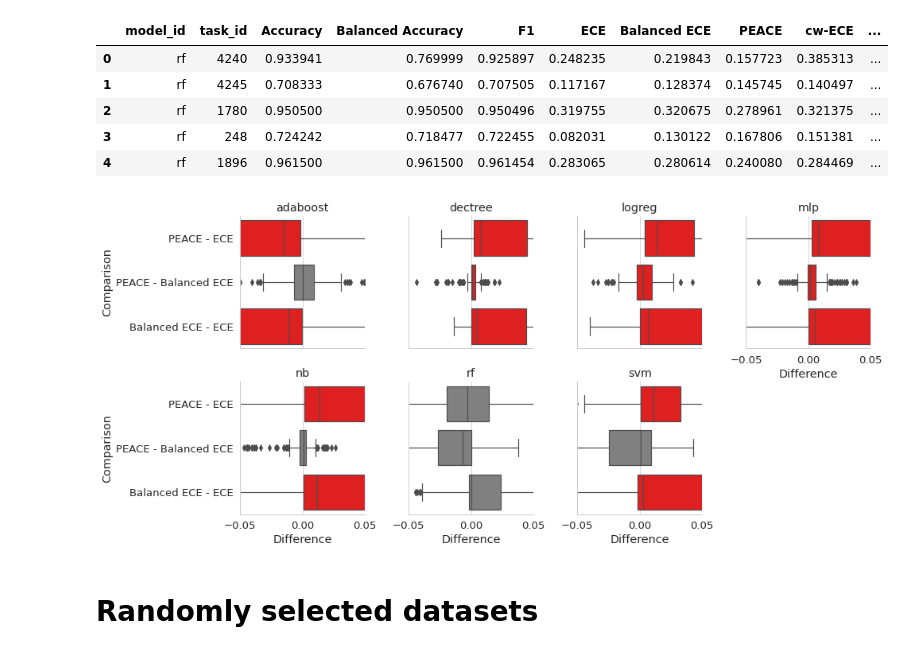
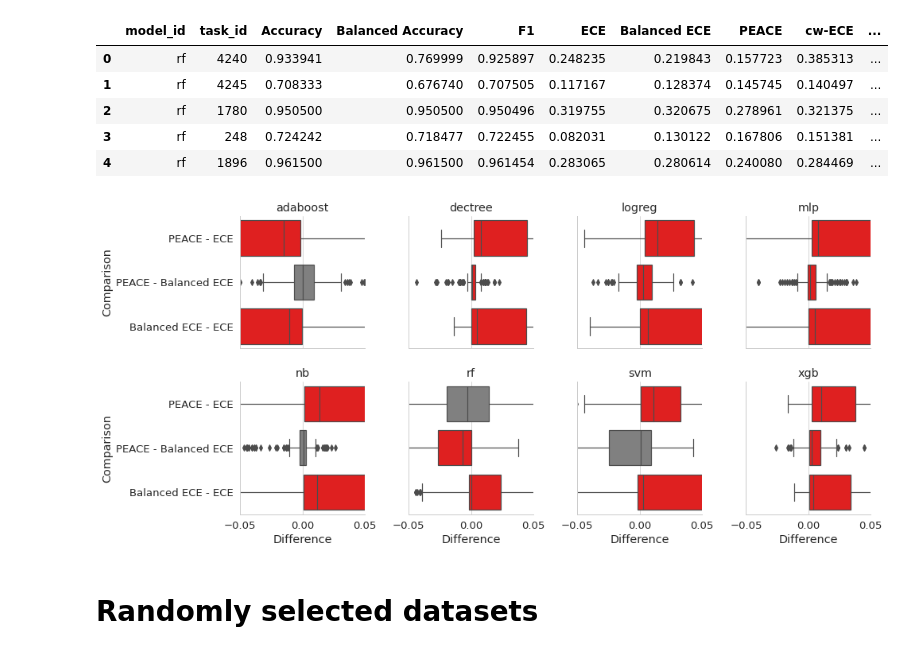
Before and after one commit to MaximLippeveld/riverreliability, a Jupyter notebook: experiments/compare_metrics_over_datasets.ipynb, the cells around one changed output. Cells and saved outputs as stored; diff of their text form; code cells hidden in the pictures.

```diff
--- a/experiments/compare_metrics_over_datasets.ipynb
+++ b/experiments/compare_metrics_over_datasets.ipynb
@@ -43,7 +43,7 @@ def is_notebook():
 # %%
 if is_notebook():
     n_procs = multiprocessing.cpu_count()//2
-    random_tasks = 2
+    random_tasks = 0
 else:
     import argparse
     parser = argparse.ArgumentParser()
@@ -146,7 +148,7 @@ SMALL_TASKS = [4240, 4245, 1780,  248, 1896, 3891, 3934, 3611, 3837, 3763, 1784,
 if random_tasks > 0:
     TASKS = random_tasks
 else:
-    TASKS = LARGE_TASKS
+    TASKS = list(set(LARGE_TASKS+SMALL_TASKS))
 # %%
 def load_openml_task(task_id=None, selected_tasks=[]):
 
@@ -369,7 +383,8 @@ tmp_df["model_id"] = "bagged_" + tmp_df["model_id"]
 df = pandas.concat([
     load("/home/maximl/Data/Experiment_data/results/riverrel/datasets/random_openml/metrics_1601494658.dat"),
     load("/home/maximl/Data/Experiment_data/results/riverrel/datasets/random_openml/metrics_1602009416.dat"),
-    load("/home/maximl/Data/Experiment_data/results/riverrel/datasets/random_openml/metrics_1602065288.dat")
+    load("/home/maximl/Data/Experiment_data/results/riverrel/datasets/random_openml/metrics_1602065288.dat"),
+    load("/home/maximl/Data/Experiment_data/results/riverrel/datasets/random_openml/metrics_1602080372.dat"),
 ])
 # %%
 df.columns = ["model_id", "task_id", "Accuracy", "Balanced Accuracy", "F1", "ECE", "Balanced ECE", "PEACE", "cw-ECE", "cw-PEACE"]
@@ -426,7 +441,7 @@ ax.set_xlabel("Model")
 ax.set_ylabel("Metric value")
 ax.set_ylim(0, 1)
 ax.set_xticklabels(
-#     ["AdaBoost", "Decision Tree", "Logistic Regression", "Multi-layer Perceptron", "Gaussian Naive Bayes", "Random Forest", "SVM"],
+    ["AdaBoost", "Decision Tree", "Logistic Regression", "Multi-layer Perceptron", "Gaussian Naive Bayes", "Random Forest", "SVM", "XGBoost"],
     rotation=-30, ha="left")
 
 plt.legend(handles[:3], labels[:3], bbox_to_anchor=(0., 1.02, 1., .102), loc='lower right',
@@ -487,35 +501,39 @@ table_data = [["PEACE - ECE"], ["PEACE - Balanced ECE"], ["Balanced ECE - ECE"]]
 for ax, (idx, model_df) in zip(grid.axes, df.groupby("model_id")):
 
     diff_df = pandas.concat([
         pandas.DataFrame({"value": model_df["PEACE"] - model_df["ECE"], "diff": "PEACE - ECE"}),
         pandas.DataFrame({"value": model_df["PEACE"] - model_df["Balanced ECE"], "diff": "PEACE - Balanced ECE"}),
         pandas.DataFrame({"value": model_df["Balanced ECE"] - model_df["ECE"], "diff": "Balanced ECE - ECE"})
     ])
 
     data = model_df.loc[:, cols + ["task_id"]]
     test = scipy.stats.friedmanchisquare(data.iloc[:, 0], data.iloc[:, 1], data.iloc[:, 2])
     if test.pvalue < 0.05:
-        a = sp.posthoc_conover_friedman(data.iloc[:, :3], p_adjust="bonferroni")
+
+#         a = sp.posthoc_conover_friedman(data.iloc[:, :3], p_adjust="bonferroni")
+        l = get_longform(data.drop(columns=["task_id"]))
+        a = sp.posthoc_wilcoxon(a=l, val_col="value", group_col="metric", p_adjust="holm")
+
         colors = [
             "red" if a["PEACE"]["ECE"] < 0.05 else "grey",
             "red" if a["PEACE"]["Balanced ECE"] < 0.05 else "grey",
             "red" if a["Balanced ECE"]["ECE"] < 0.05 else "grey"
         ]
     else:
         colors = ["grey"]*3
 
     tmp_df = diff_df.groupby("diff").aggregate("mean")
     for i, (col1, col2) in enumerate([["PEACE", "ECE"], ["PEACE", "Balanced ECE"], ["Balanced ECE", "ECE"]]):
         table_data[i].append("$%+.3f$ %s" % (tmp_df.loc[f"{col1} - {col2}"], map_stars(a[col1][col2])))
 
     ax.set_title(idx)
     seaborn.boxplot(data=diff_df, y="diff", x="value", orient="h", ax=ax, palette=seaborn.color_palette(colors))
     ax.set_xlim(-0.05, 0.05)
 
 grid.set_axis_labels("Difference", "Comparison")
 plt.savefig("pairwise_comparisons.pdf", bbox_inches="tight")
 # %% [output]
-[figure, old version]
+[figure, new version]
 # %%
 grid = seaborn.FacetGrid(data=df1, col="model_id", col_wrap=4)
 table_data = [["PEACE - ECE"], ["PEACE - Balanced ECE"], ["Balanced ECE - ECE"]]
```
Also changed, not shown: parts of 11 cells of this notebook, 1 other file.
